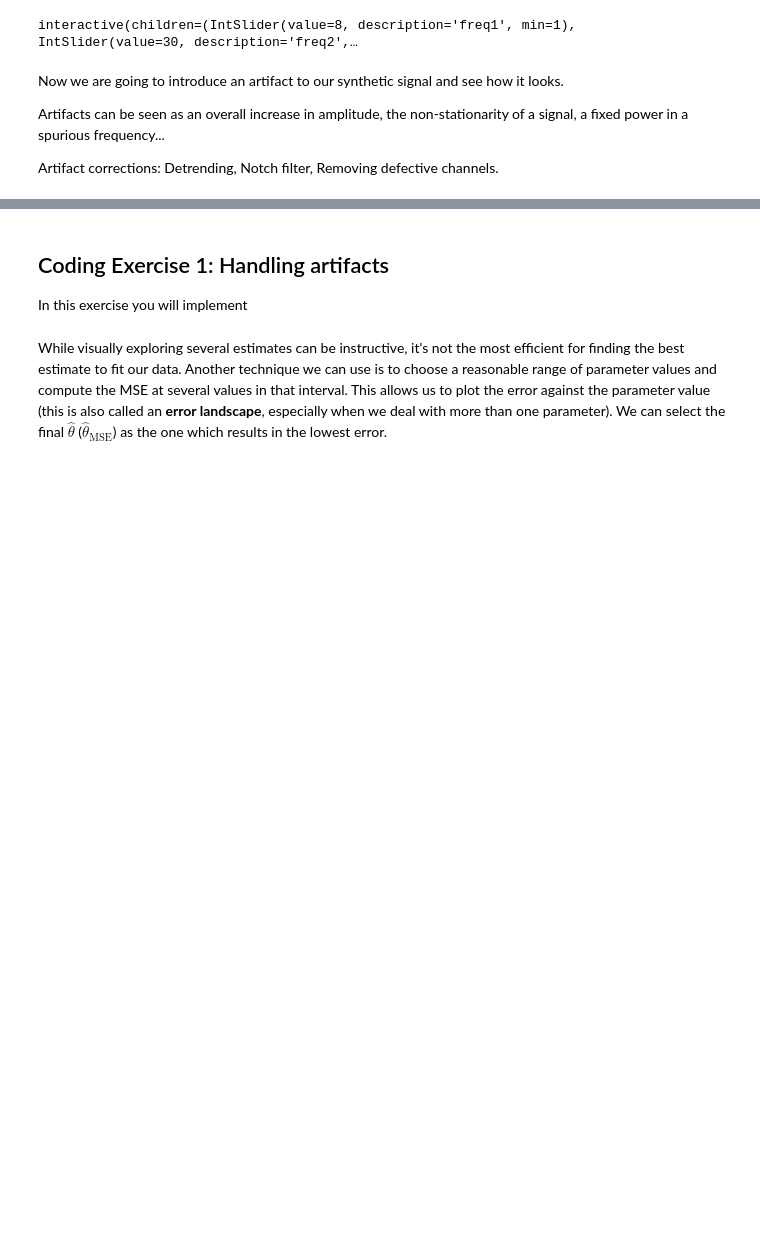
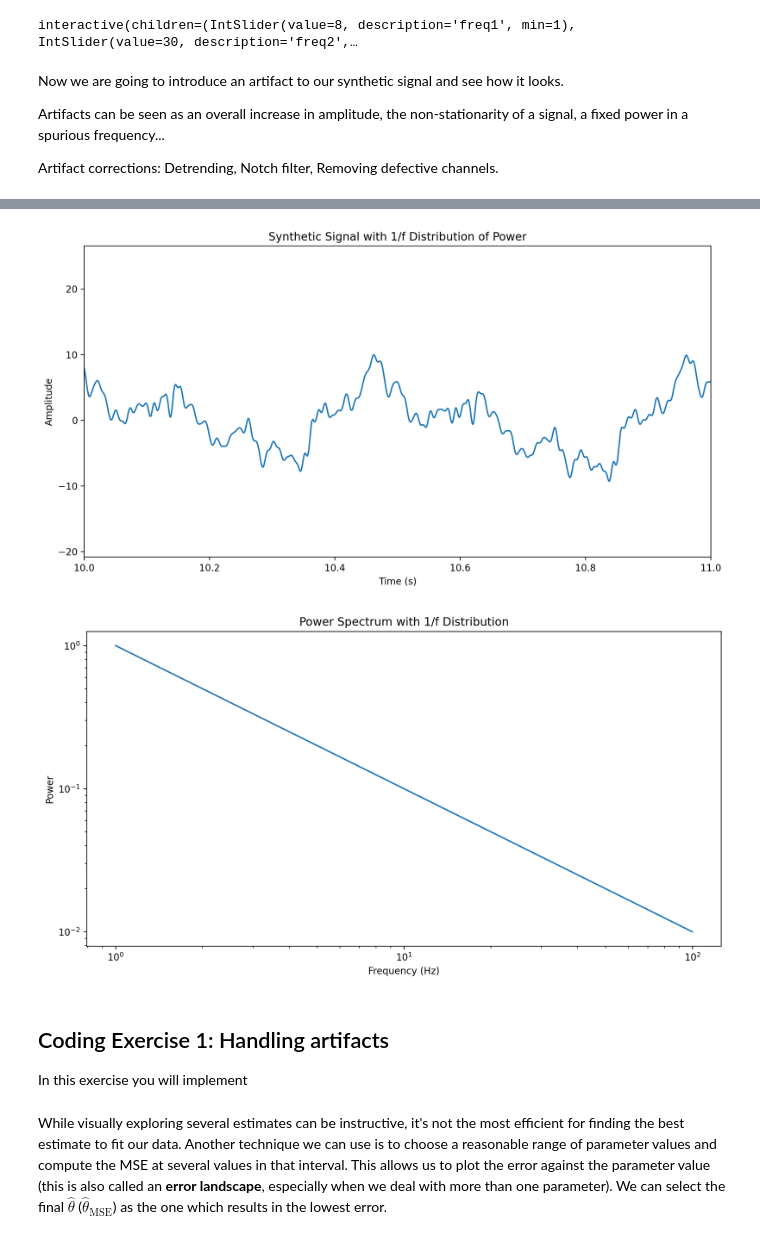
Before and after one commit to lucaase/LFP-analysis-HS, a Jupyter notebook: Course-Notebook.ipynb, the cells around one changed output, grey strips where cells are left out. Cells and saved outputs as stored; diff of their text form; code cells hidden in the pictures; blank space fills up the shorter version.

Commit message:
Finish the time visualization widget

```diff
--- a/Course-Notebook.ipynb
+++ b/Course-Notebook.ipynb
@@ -176,3 +178,41 @@ plt.show()
+# %%
+# Set random seed for reproducibility
+np.random.seed(42)
+
+# Define the time vector
+time = np.arange(0, 1000, 0.001)  # 10 seconds with a sampling rate of 1000 Hz
+
+# Define the frequency range from 0.1 to 100 Hz
+frequencies = np.geomspace(1, 100, num=100)
+
+# Generate power values following a 1/f distribution
+powers = 1 / frequencies
+
+# Normalize powers to have a maximum value of 1
+powers /= np.max(powers)
+
+# Create the signal by summing sinusoidal waves
+fake_signal = np.sum(np.sqrt(2 * powers[:, np.newaxis]) * np.sin(2 * np.pi * frequencies[:, np.newaxis] * time), axis=0)
+
+# Plot the signal in the time domain
+plt.figure(figsize=(12, 6))
+plt.plot(time, fake_signal)
+plt.title('Synthetic Signal with 1/f Distribution of Power')
+plt.xlabel('Time (s)')
+plt.ylabel('Amplitude')
+plt.xlim([10, 11])
+plt.show()
+
+# Plot the power spectrum of the signal
+plt.figure(figsize=(12, 6))
+plt.loglog(frequencies, powers)
+plt.title('Power Spectrum with 1/f Distribution')
+plt.xlabel('Frequency (Hz)')
+plt.ylabel('Power')
+plt.show()
+# %% [output]
+[figure, added]
+[figure, added]
 # %% [markdown]
 ## Coding Exercise 1: Handling artifacts
 
```
Also changed, not shown: parts of 1 cell of this notebook.
